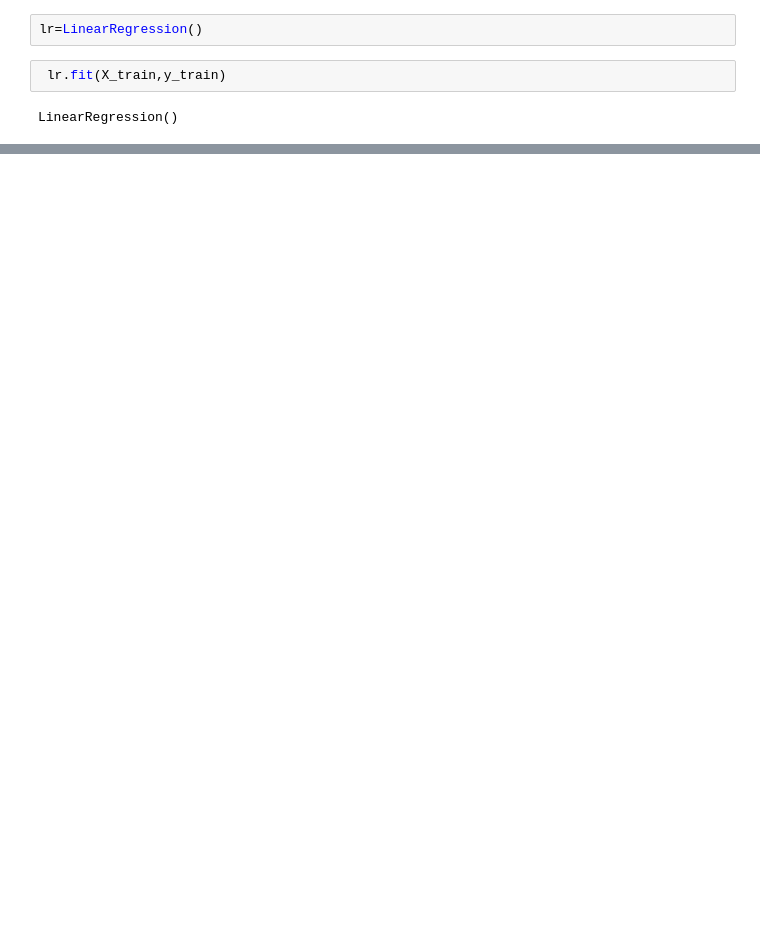
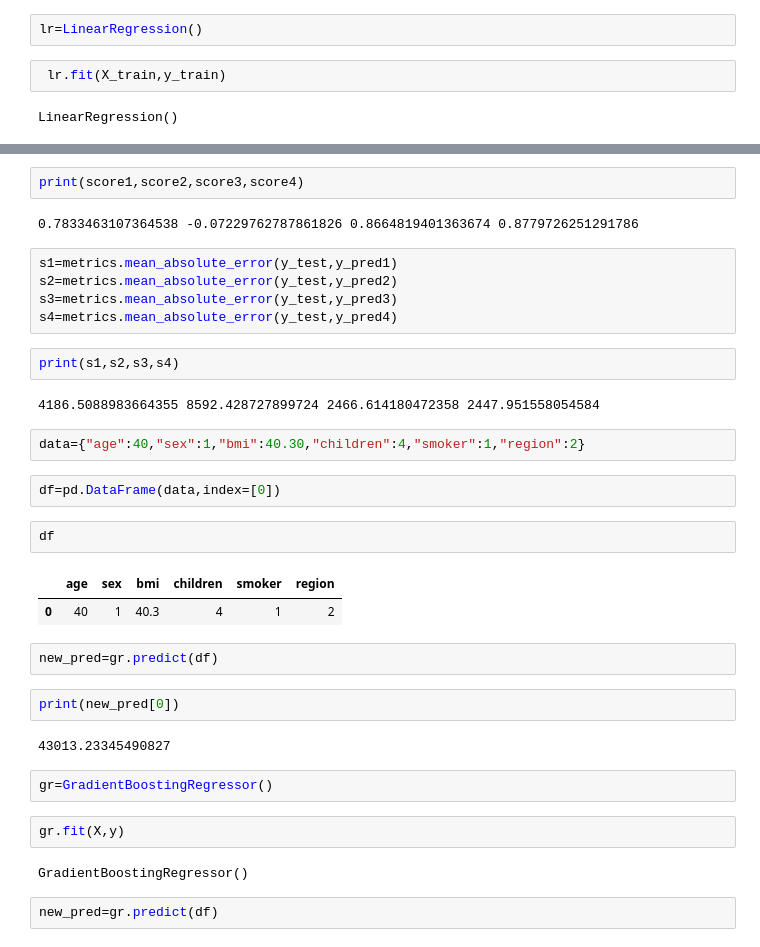
Before and after one commit to salauddintech/Machine-Learning-Example, a Jupyter notebook: Project - 2 Insurance Cost Prediction.ipynb, the cells around one changed output, grey strips where cells are left out. Drawn from its saved outputs; the diff is of its cells as text; blank space fills up the shorter version.

```diff
--- a/Project - 2 Insurance Cost Prediction.ipynb
+++ b/Project - 2 Insurance Cost Prediction.ipynb
@@ -130,0 +205,36 @@ LinearRegression()
+# %%
+print(score1,score2,score3,score4)
+# %% [output]
+0.7833463107364538 -0.07229762787861826 0.8664819401363674 0.8779726251291786
+# %%
+s1=metrics.mean_absolute_error(y_test,y_pred1)
+s2=metrics.mean_absolute_error(y_test,y_pred2)
+s3=metrics.mean_absolute_error(y_test,y_pred3)
+s4=metrics.mean_absolute_error(y_test,y_pred4)
+# %%
+print(s1,s2,s3,s4)
+# %% [output]
+4186.5088983664355 8592.428727899724 2466.614180472358 2447.951558054584
+# %%
+data={"age":40,"sex":1,"bmi":40.30,"children":4,"smoker":1,"region":2}
+# %%
+df=pd.DataFrame(data,index=[0])
+# %%
+df
+# %% [output]
+|  | age | sex | bmi | children | smoker | region |
+| 0 | 40 | 1 | 40.3 | 4 | 1 | 2 |
+# %%
+new_pred=gr.predict(df)
+# %%
+print(new_pred[0])
+# %% [output]
+43013.23345490827
+# %%
+gr=GradientBoostingRegressor()
+# %%
+gr.fit(X,y)
+# %% [output]
+GradientBoostingRegressor()
+# %%
+new_pred=gr.predict(df)
```
Also changed, not shown: parts of 22 cells of this notebook, 3 other files.
